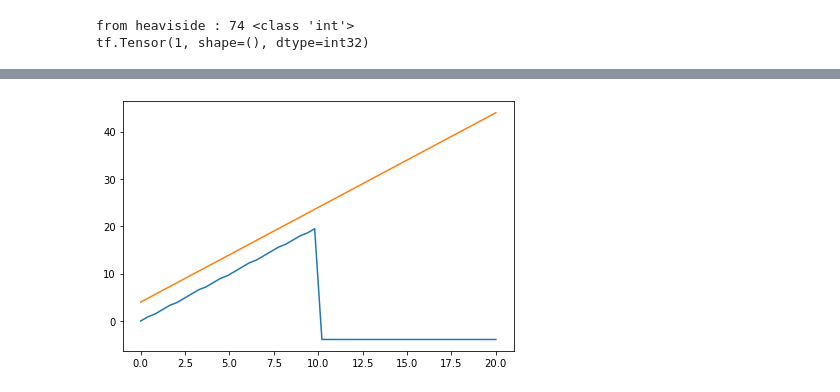
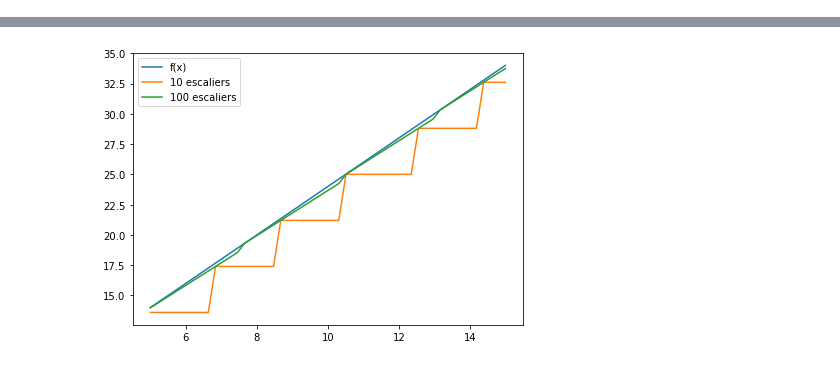
Before and after one commit to ba-talibe/Theoreme_de_l-approximation_universelle, a Jupyter notebook: theoreme_de_l_approximmation_universelle.ipynb, the cells around one changed output, grey strips where cells are left out. Drawn from its saved outputs; the diff is of its cells as text; code cells hidden in the pictures.

```diff
--- a/theoreme_de_l_approximmation_universelle.ipynb
+++ b/theoreme_de_l_approximmation_universelle.ipynb
@@ -22,11 +22,6 @@ def heaviside(x):
 
 	z = K.zeros_like(x)
 	return 1-K.maximum(z,K.sign(-x))
-# %%
-print(heaviside(74))
-# %% [output]
-from heaviside : 74 <class 'int'>
-tf.Tensor(1, shape=(), dtype=int32)
 # %%
 # fonction qui cree un modele pour apromixer la fonction f
 # dans l'intervalle [a, b] avec n escalier
@@ -67,13 +62,18 @@ def createModel(f, a, b, n):
 #f = lambda x: np.sin(x**2) + np.cos(x**2)
 f = lambda x: 2*x + 4
 
-myModel = createModel(f,0, 20, 100)
+myModel1 = createModel(f,1, 20, 10)
+myModel2 = createModel(f, 1, 20, 100)
 
-X = np.linspace(0, 20, 50)
-Y1 = [y[0] for y in myModel.predict(X)]
-plt.plot(X, Y1)
-plt.plot(X, f(X))
-plt.tight_layout()
+X = np.linspace(5, 15, 50)
+Y_1 = [y[0] for y in myModel1.predict(X)]
+Y_2 = [y[0] for y in myModel2.predict(X)]
+
+fig = plt.figure(figsize=(7, 5))
+plt.plot(X, f(X), label="f(x)")
+plt.plot(X, Y_1, label="10 escaliers")
+plt.plot(X, Y_2, label="100 escaliers")
+plt.legend()
 plt.show()
 # %% [output]
 WARNING:tensorflow:6 out of the last 11 calls to <function Model.make_predict_function.<locals>.predict_function at 0x...> triggered tf.function retracing. Tracing is expensive and the excessive numbe ...
@@ -80 +81 @@ WARNING:tensorflow:6 out of the last 11 calls to <function Model.make_predict_fu
-[figure, old version]
+[figure, new version]
```
Also changed, not shown: parts of 4 cells of this notebook.
